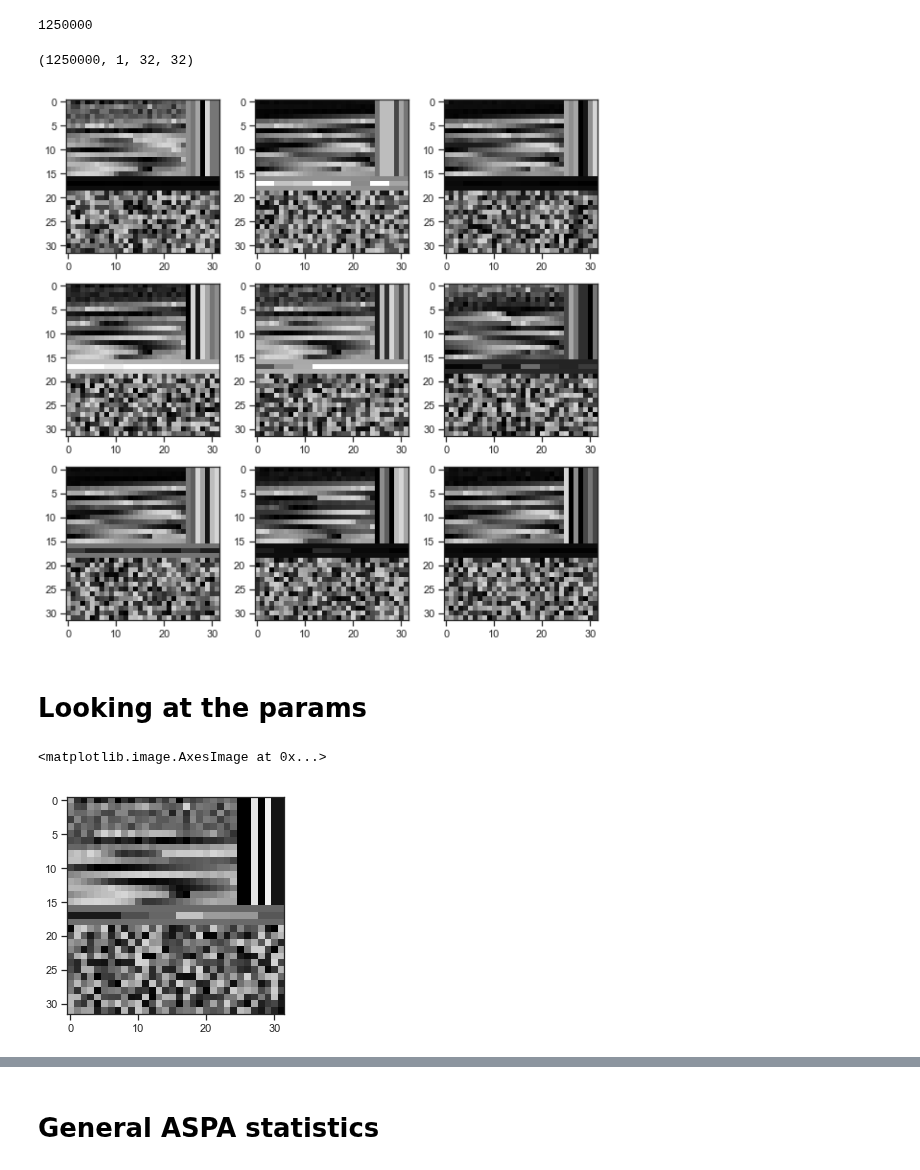
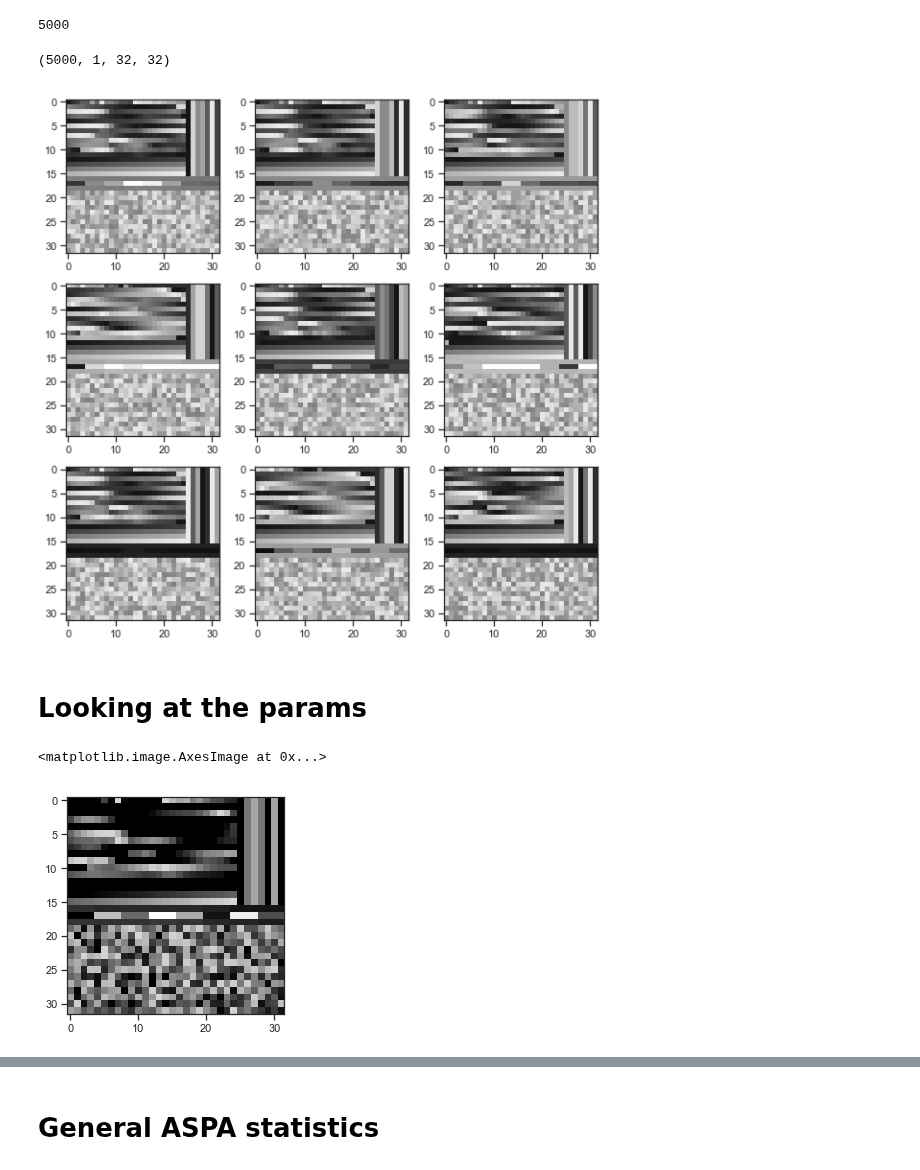
Before and after one commit to deKeijzer/SRON-DCGAN, a Jupyter notebook: notebooks/ASPA EDA.ipynb, the cells around one changed output, grey strips where cells are left out. Saved outputs shown, nothing was run; the diff lists cells and outputs as text; code cells hidden in the pictures.

```diff
--- a/notebooks/ASPA EDA.ipynb
+++ b/notebooks/ASPA EDA.ipynb
@@ -18,15 +18,15 @@ sns.set_palette(sns.hls_palette(8, l=.3, s=.8))
 sns.set(style='ticks')
 # %%
 path = '/datb/16011015/ExoGAN_data/selection//' #notice how you dont put the last folder in here...
-images = np.load(path+'last_chunks_25_percent_images.npy')
+images = np.load(path+'test.npy').astype('float32')
 
 len(images)
 # %% [output]
-1250000
+5000
 # %%
 images.shape
 # %% [output]
-(1250000, 1, 32, 32)
+(5000, 1, 32, 32)
 # %%
 images = images.reshape([images.shape[0], 32, 32]) # remove the channel dimension
 # %%
@@ -34,12 +34,12 @@ images = images.reshape([images.shape[0], 32, 32]) # remove the channel dimensio
 # %%
 plt.figure(figsize=(10,10))
 for i in range(9):
     n = np.random.randint(0, len(images)) # make sure the 9 images are a random selection
     img = images[n]
     plt.subplot(3,3,i+1)
-    plt.imshow(img, cmap='gray', vmin=0, vmax=1.2)
+    plt.imshow(img, cmap='gray', vmin=-1.2, vmax=1.2)
 # %% [output]
-[figure, old version]
+[figure, new version]
 # %% [markdown]
 # Looking at the params
 # %%
@@ -47,4 +47,4 @@ img = images[0] # select one image
 plt.imshow(img, cmap='gray', vmin=0, vmax=1.2)
 # %% [output]
 <matplotlib.image.AxesImage at 0x...>
-[figure, old version]
+[figure, new version]
```
Also changed, not shown: parts of 19 cells of this notebook, 15 other files.
